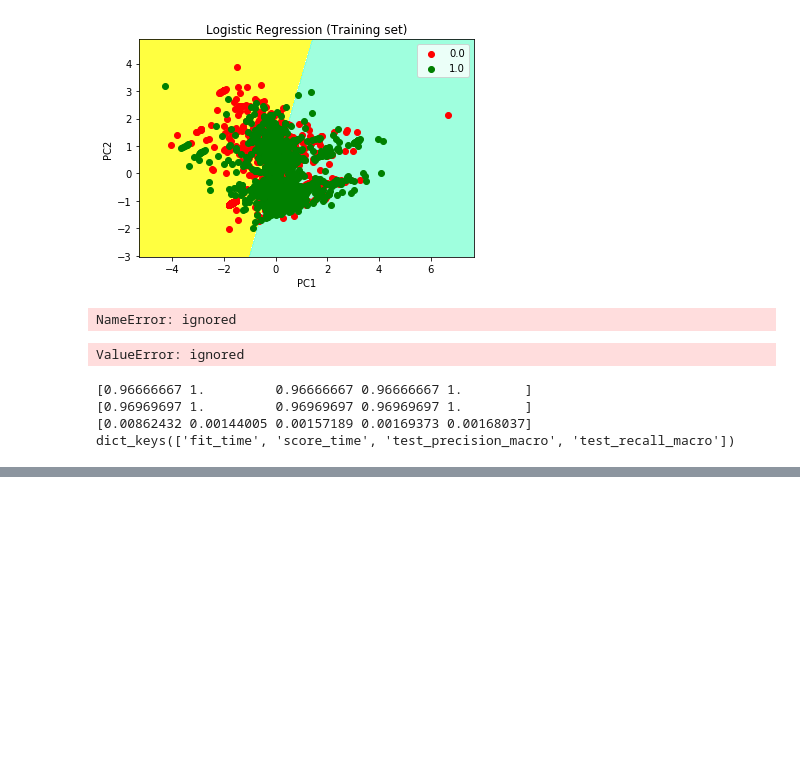
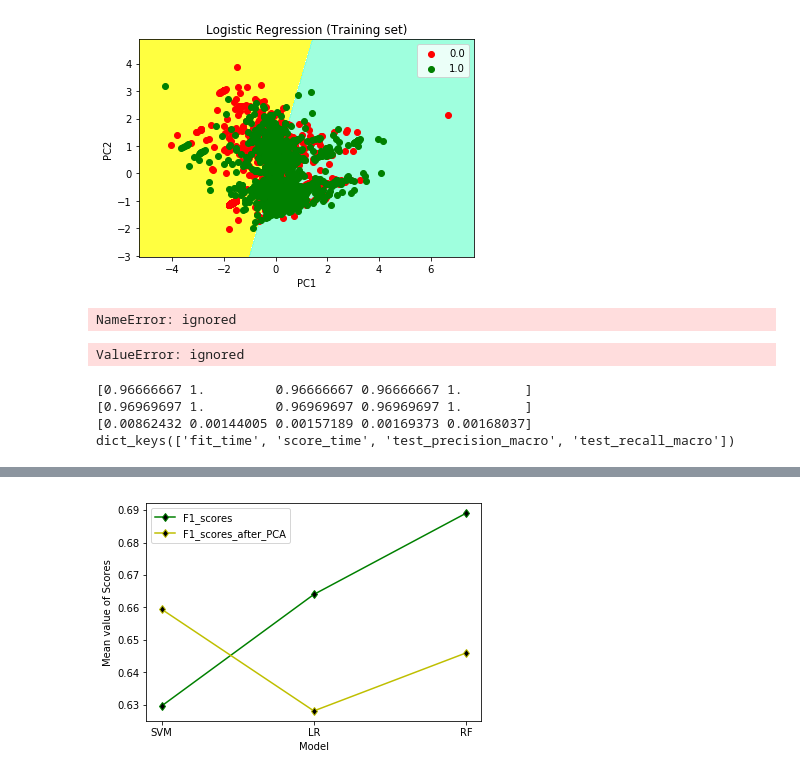
Before and after one commit to Prakface/Practice, a Jupyter notebook: ApplyingExisting1.ipynb, the cells around one changed output, grey strips where cells are left out. Drawn from its saved outputs; the diff is of its cells as text; code cells hidden in the pictures; blank space fills up the shorter version.

```diff
--- a/ApplyingExisting1.ipynb
+++ b/ApplyingExisting1.ipynb
@@ -213,10 +229,11 @@ scoring = ['accuracy', 'f1_macro', 'precision_macro', 'recall_macro']
 
 clf = LogisticRegression(random_state = 0)
 
-scores = cross_validate(clf, data_X, data_y, scoring=scoring,cv=5)
+scores = cross_val_score(clf, data_X, data_y,cv=10)
+Acc_list.append(scores.mean())
 
-print(sorted(scores.keys()))
-print(scores)
+scores_f1=cross_val_score(clf,data_X, data_y, cv=10, scoring='f1')
+F1_list.append(scores.mean())
 
 clf.fit(X_train, y_train)
 
@@ -240,10 +257,16 @@ print("\n after PCA")
 sc = StandardScaler()
 
 X_p=sc.fit_transform(data_X)
+pca = PCA(n_components =2)
+X_p2=pca.fit_transform(X_p)
 
 clf = LogisticRegression(random_state = 0)
 
-scores = cross_val_score(clf, X_p, data_y,cv=10)
+scores = cross_val_score(clf, X_p2, data_y,cv=10)
+Acc_list_PCA.append(scores.mean())
+
+scores_f1=cross_val_score(clf,X_p2, data_y, cv=10, scoring='f1')
+F1_list_PCA.append(scores.mean())
 
 print(scores)
 print(scores.mean())
@@ -626,0 +681,13 @@ plt.show
+# %%
+ind = np.arange(3)
+model=['SVM','LR','RF']
+
+plt.plot(ind,F1_list,color = 'g',label = 'F1_scores',marker='d',markerfacecolor='k',markersize=6)
+plt.plot(ind,F1_list_PCA,color = 'y',label = 'F1_scores_after_PCA',marker='d',markerfacecolor='k',markersize=6)
+plt.xticks(ind,model)
+plt.xlabel('Model')
+plt.ylabel('Mean value of Scores')
+plt.legend()
+plt.show()
+# %% [output]
+[figure, added]
```
Also changed, not shown: parts of 6 cells of this notebook.
